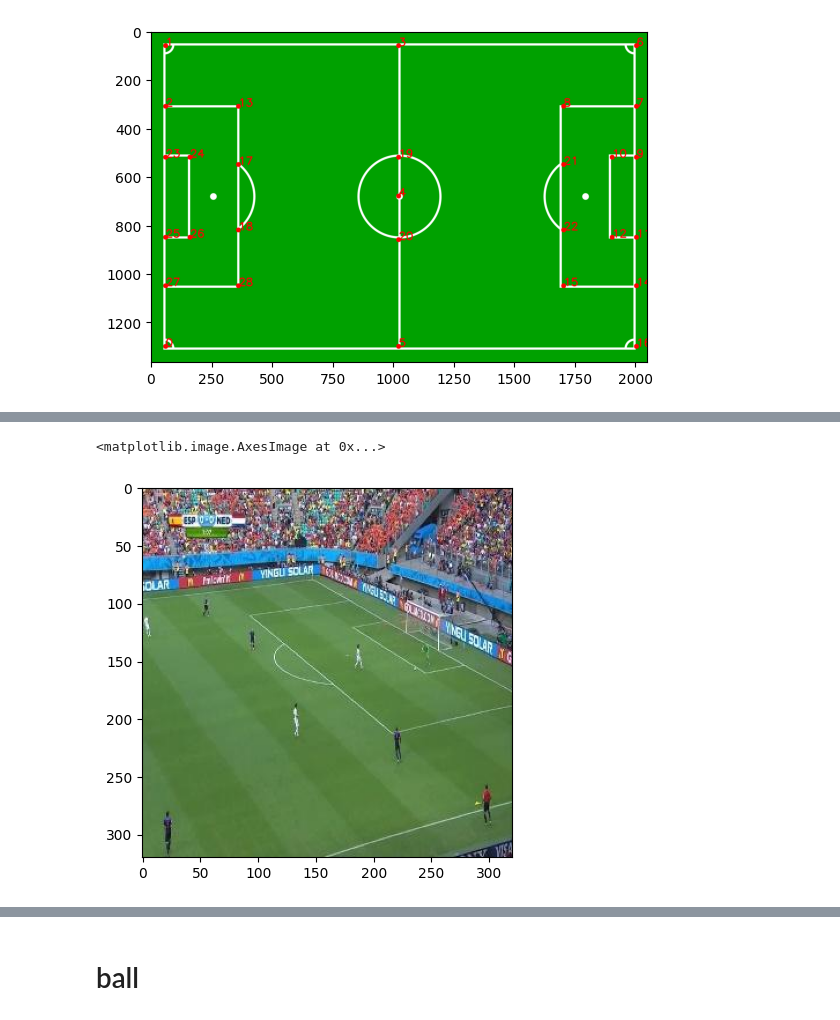
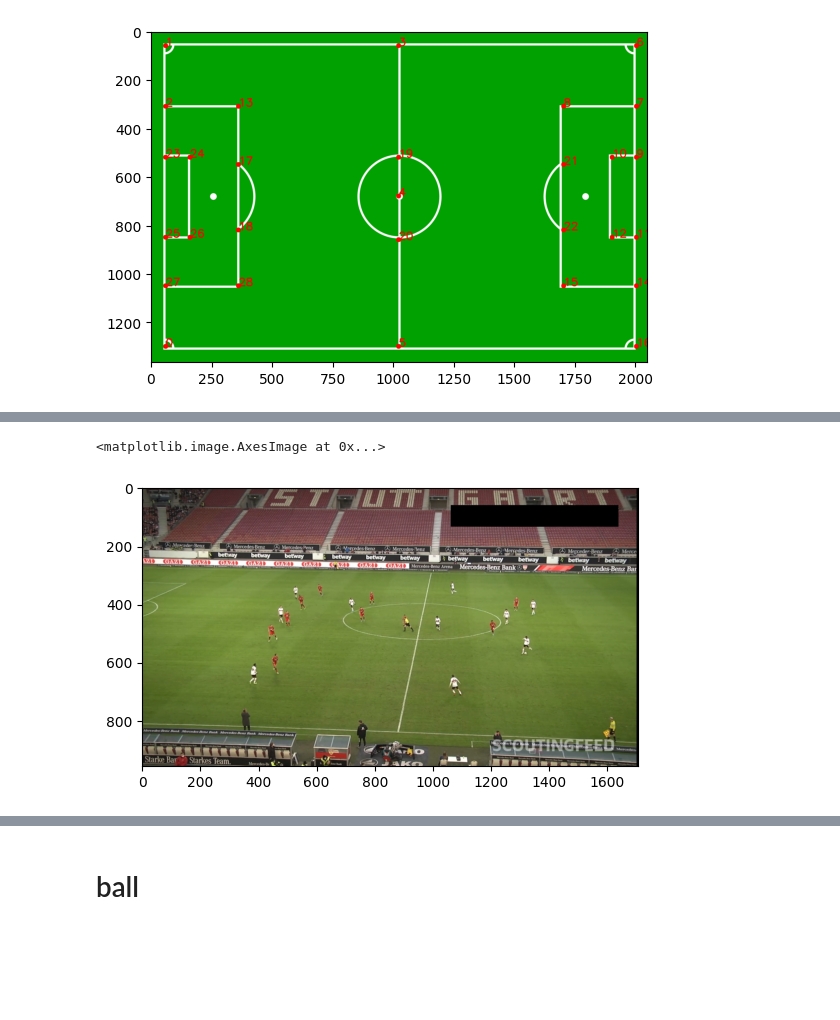
Before and after one commit to Fer14/futstats, a Jupyter notebook: futstats/homography/landmarks_28_homography/nb.ipynb, the cells around one changed output, grey strips where cells are left out. Cells and saved outputs as stored; diff of their text form; code cells hidden in the pictures; blank space fills up the shorter version.

```diff
--- a/futstats/homography/landmarks_28_homography/nb.ipynb
+++ b/futstats/homography/landmarks_28_homography/nb.ipynb
@@ -144,14 +195,7 @@ model = models.get("yolo_nas_s",
-# %%
-img = cv2.cvtColor(cv2.imread('../images/frame3.png'), cv2.COLOR_BGR2RGB)
-img = cv2.cvtColor(cv2.imread(
-    "/home/fer/Escritorio/futstatistics/datasets/dataset6_keypoints/dataset6_keypoints_YOLOV5/train/images/3_jpg.rf.8f6bcc82fd3a7c2316e9a4af9c14d1de.jpg"
-), cv2.COLOR_BGR2RGB)
-img = cv2.cvtColor(cv2.imread(
-    "/home/fer/Escritorio/futstatistics/datasets/dataset6_keypoints/dataset6_keypoints_YOLOV5/train/images/102_jpg.rf.a32af053566bea2f5fed38f7e766bb7c.jpg"
-), cv2.COLOR_BGR2RGB)
-# img = cv2.cvtColor(cv2.imread('../images/frame2.png'), cv2.COLOR_BGR2RGB)
-plt.imshow(img)
-# %% [output]
-<matplotlib.image.AxesImage at 0x...>
-[figure, removed]
+# %%
+img = cv2.cvtColor(cv2.imread('../images/frame.png'), cv2.COLOR_BGR2RGB)
+plt.imshow(img)
+# %% [output]
+<matplotlib.image.AxesImage at 0x...>
+[figure, added]
 # %%
```
Also changed, not shown: parts of 11 cells of this notebook, 6 other files.
